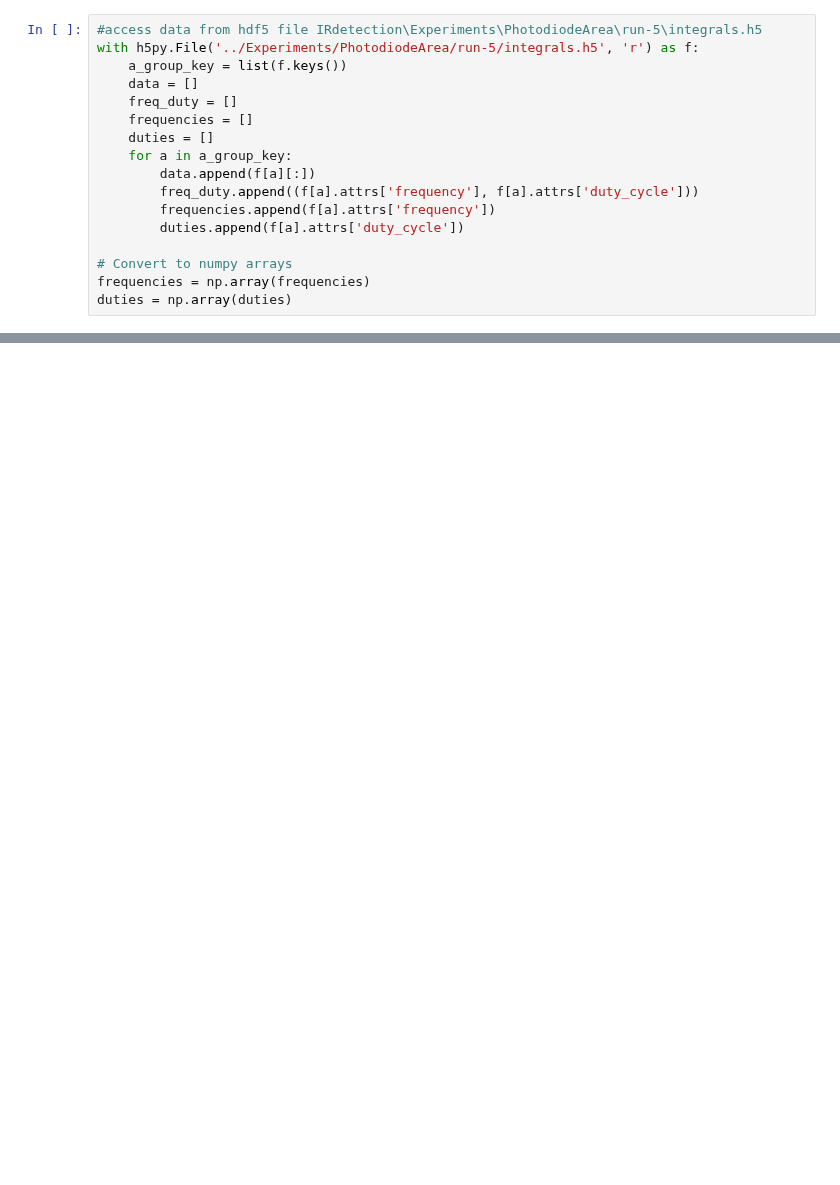
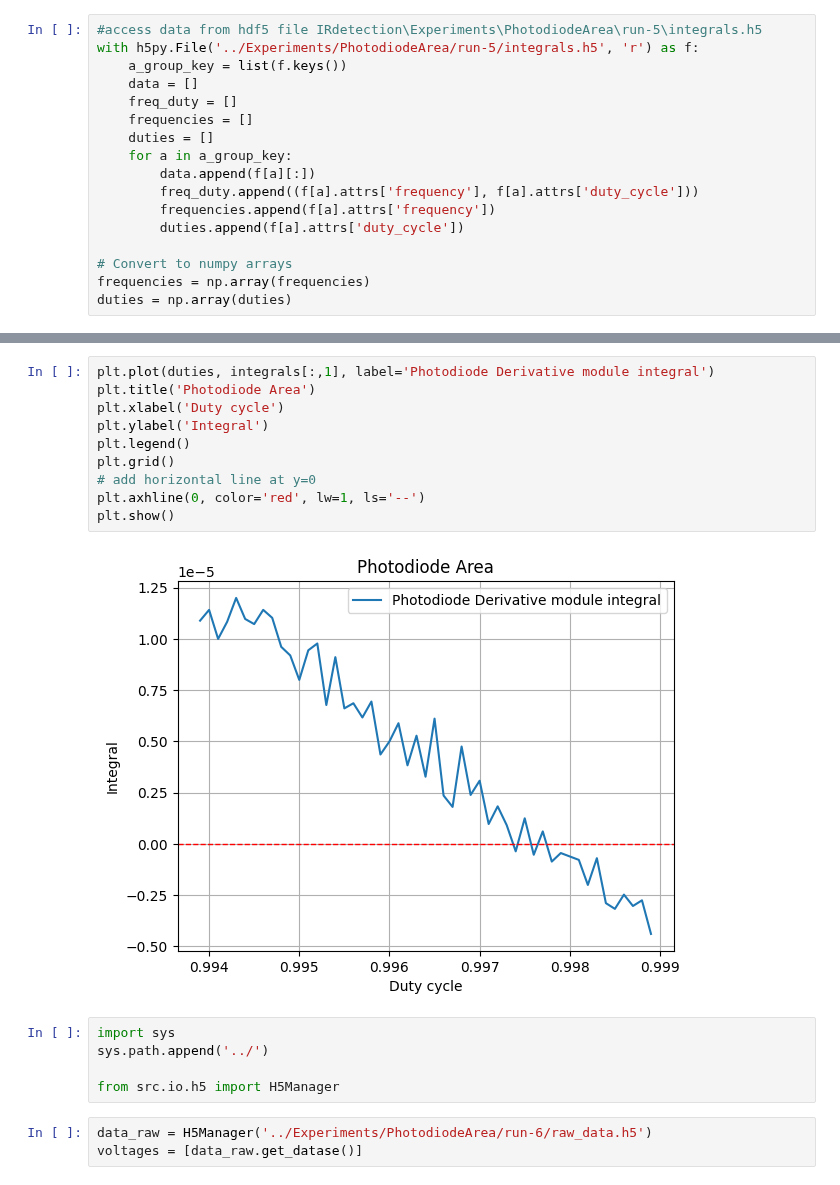
Before and after one commit to biqute/QTLab2425, a Jupyter notebook: IRdetection/Analysis/photodiode_area.ipynb, the cells around one changed output, grey strips where cells are left out. Drawn from its saved outputs; the diff is of its cells as text; blank space fills up the shorter version.

```diff
--- a/IRdetection/Analysis/photodiode_area.ipynb
+++ b/IRdetection/Analysis/photodiode_area.ipynb
@@ -51,0 +85,20 @@ plt.show()
+# %%
+plt.plot(duties, integrals[:,1], label='Photodiode Derivative module integral')
+plt.title('Photodiode Area')
+plt.xlabel('Duty cycle')
+plt.ylabel('Integral')
+plt.legend()
+plt.grid()
+# add horizontal line at y=0
+plt.axhline(0, color='red', lw=1, ls='--')
+plt.show()
+# %% [output]
+[figure, added]
+# %%
+import sys
+sys.path.append('../')
+
+from src.io.h5 import H5Manager
+# %%
+data_raw = H5Manager('../Experiments/PhotodiodeArea/run-6/raw_data.h5')
+voltages = [data_raw.get_datase()]
```
Also changed, not shown: parts of 7 cells of this notebook, 4 other files.
